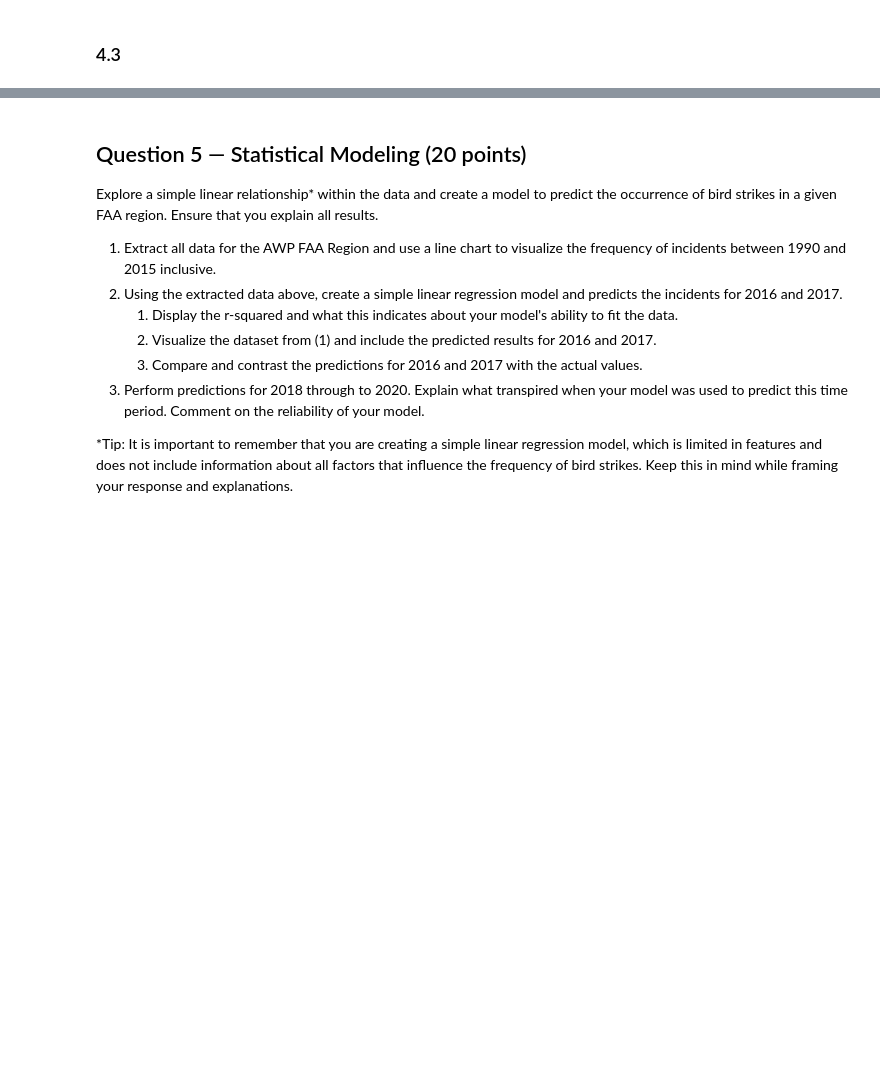
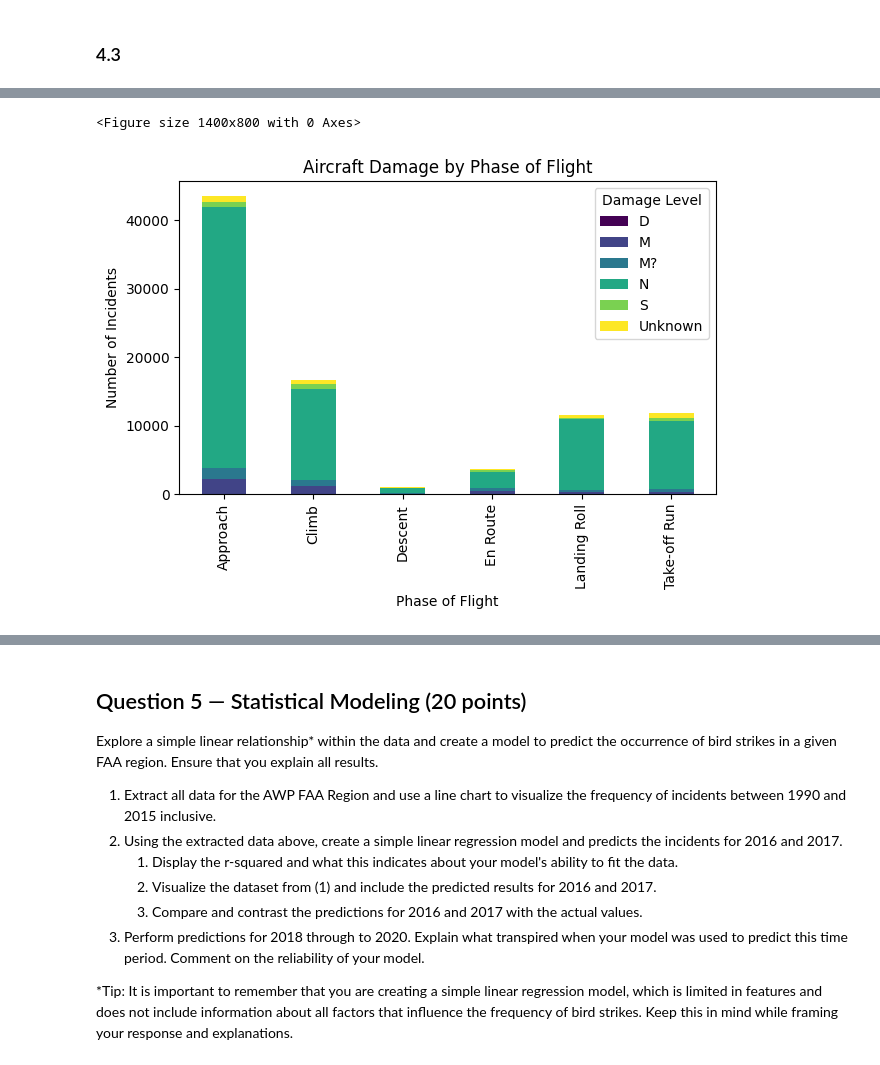
Before and after one commit to ayushzenith/practicum_2, a Jupyter notebook: Practicum.2.Group.3.ipynb, the cells around one changed output, grey strips where cells are left out. Saved outputs shown, nothing was run; the diff lists cells and outputs as text; code cells hidden in the pictures; blank space fills up the shorter version.

```diff
--- a/Practicum.2.Group.3.ipynb
+++ b/Practicum.2.Group.3.ipynb
@@ -785,3 +775,12 @@ Mean speed during landing roll phase: 100.59 knots
 Due to the low p-value and high t-statistic, we can reject the null hypothesis and conclude that there is a statistically significant difference in speed between the approach and landing roll phases of flight.
 # %% [markdown]
 ### 4.3
+# %%
+damage_phase_df = df_cleaned[['DAMAGE_LEVEL', 'PHASE_OF_FLIGHT']].dropna()
+top_phases = damage_phase_df['PHASE_OF_FLIGHT'].value_counts().nlargest(6).index
+filtered_damage_phase = damage_phase_df[damage_phase_df['PHASE_OF_FLIGHT'].isin(top_phases)]
+
+# cross table
+cross_table = pd.crosstab(filtered_damage_phase['PHASE_OF_FLIGHT'], filtered_damage_phase['DAMAGE_LEVEL'])
+print("Cross Table (Phase of Flight vs Damage):")
+print(cross_table)
@@ -787,0 +797,13 @@ Due to the low p-value and high t-statistic, we can reject the null hypothesis a
+# %%
+# Visualize the data
+plt.figure(figsize=(14, 8))
+cross_table.plot(kind='bar', stacked=True, colormap='viridis')
+plt.title('Aircraft Damage by Phase of Flight')
+plt.xlabel('Phase of Flight')
+plt.ylabel('Number of Incidents')
+plt.legend(title='Damage Level')
+plt.tight_layout()
+plt.show()
+# %% [output]
+<Figure size 1400x800 with 0 Axes>
+[figure, added]
```
Also changed, not shown: parts of 6 cells of this notebook, 1 other file.
